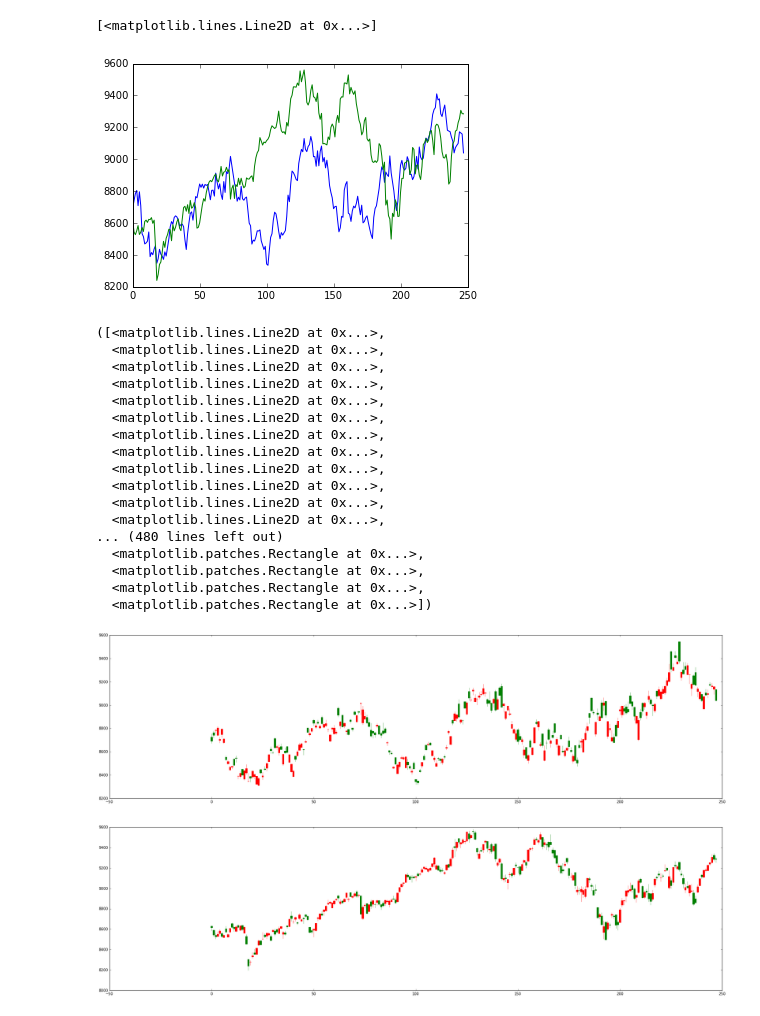
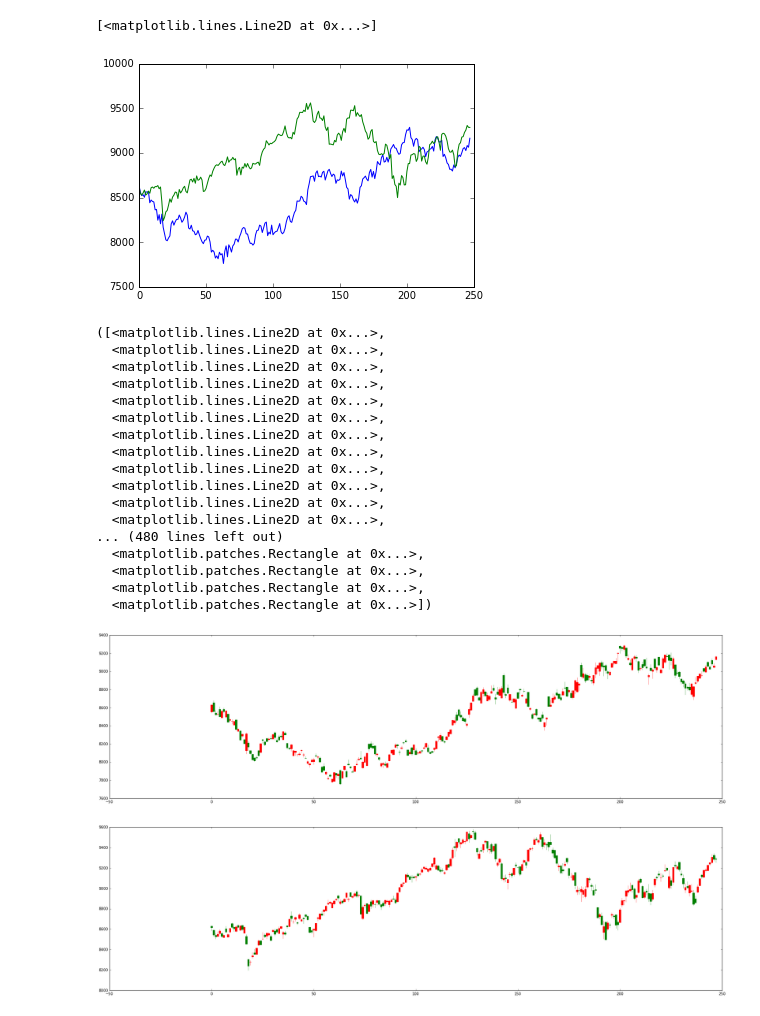
Before and after one commit to iblis17/bs_simulate, a Jupyter notebook: README.ipynb, the cells around one changed output. Cells and saved outputs as stored; diff of their text form; code cells hidden in the pictures.

```diff
--- a/README.ipynb
+++ b/README.ipynb
@@ -76,12 +76,13 @@ rel_close = np.array([i[-1][-2] for i in rel])
 def sim_day():
     day_vol = volatility(rel_close, 5 * 3600)
 
-    S = rel_close[0]
+    S = rel[0][0][2]
     T = 1 / 252  # 1 day
 
-    mean_col = (np.array(rel_close).mean() - rel_close[0])/252
+    mean_col = (S - rel_close[0]) / 252
     sim_close = np.empty((len(rel_close),))
-    for i in range(len(rel_close)):
+    sim_close[0] = S
+    for i in range(1, len(rel_close)):
         S = bs_model(S=S, T=T, v=day_vol, r=0.02) + mean_col
         sim_close[i] = round(S)
     return sim_close
@@ -91,55 +92,56 @@ plt.plot(sim_close)
 plt.plot(rel_close)
 # %% [output]
 [<matplotlib.lines.Line2D at 0x...>]
-[figure, old version]
+[figure, new version]
 # %%
-def sim_intraday(rel_data, close_p):
+def sim_intraday(rel_data, close_p, mean):
     def extract_close(data):
         return np.array(data)[:, -2].astype(float)
 
     close = extract_close(rel_data)
     v = volatility(close)
+    mean = mean / 600
 
     S = rel_data[0][2]
     T = 60 / (252 * 5 * 3600)
-    mean = (np.array(close).mean() - close[0]) / len(close)
     sim_close = np.empty((len(close),))
     for i in range(len(close)):
-        S = bs_model(S=S, T=T, v=v, r=0.02) + mean
+        S = bs_model(S=S+mean, T=T, v=v, r=0.02)
         sim_close[i] = round(S)
 
     sim_close += close_p - sim_close[-1]
 
     return sim_close
 # %%
-t = np.array([merge_price(sim_intraday(d, sim_close[i])) for i, d in enumerate(rel)])
+mean = sim_close - np.concatenate(([rel[0][0][2]], sim_close[:-1]))
+t = np.array([merge_price(sim_intraday(d, sim_close[i], mean[i])) for i, d in enumerate(rel)])
 
 fig, ax = plt.subplots()
 fig.set_size_inches(30, 8)
 candlestick_ohlc(ax,
                  np.hstack((np.arange(t.shape[0]).reshape((t.shape[0], 1)), t)),
                  width=0.8,
                  colorup='r',
                  colordown='green')
 # %% [output]
 ([<matplotlib.lines.Line2D at 0x...>,
   <matplotlib.lines.Line2D at 0x...>,
   <matplotlib.lines.Line2D at 0x...>,
   <matplotlib.lines.Line2D at 0x...>,
   <matplotlib.lines.Line2D at 0x...>,
   <matplotlib.lines.Line2D at 0x...>,
   <matplotlib.lines.Line2D at 0x...>,
   <matplotlib.lines.Line2D at 0x...>,
   <matplotlib.lines.Line2D at 0x...>,
   <matplotlib.lines.Line2D at 0x...>,
   <matplotlib.lines.Line2D at 0x...>,
   <matplotlib.lines.Line2D at 0x...>,
 ... (480 lines left out)
   <matplotlib.patches.Rectangle at 0x...>,
   <matplotlib.patches.Rectangle at 0x...>,
   <matplotlib.patches.Rectangle at 0x...>,
   <matplotlib.patches.Rectangle at 0x...>])
-[figure, old version]
+[figure, new version]
 # %%
 t2 = np.array([merge_price(np.array(i)[:, 2:-1].astype(float).flatten()) for i in rel])
 
```
Also changed, not shown: parts of 2 cells of this notebook.
